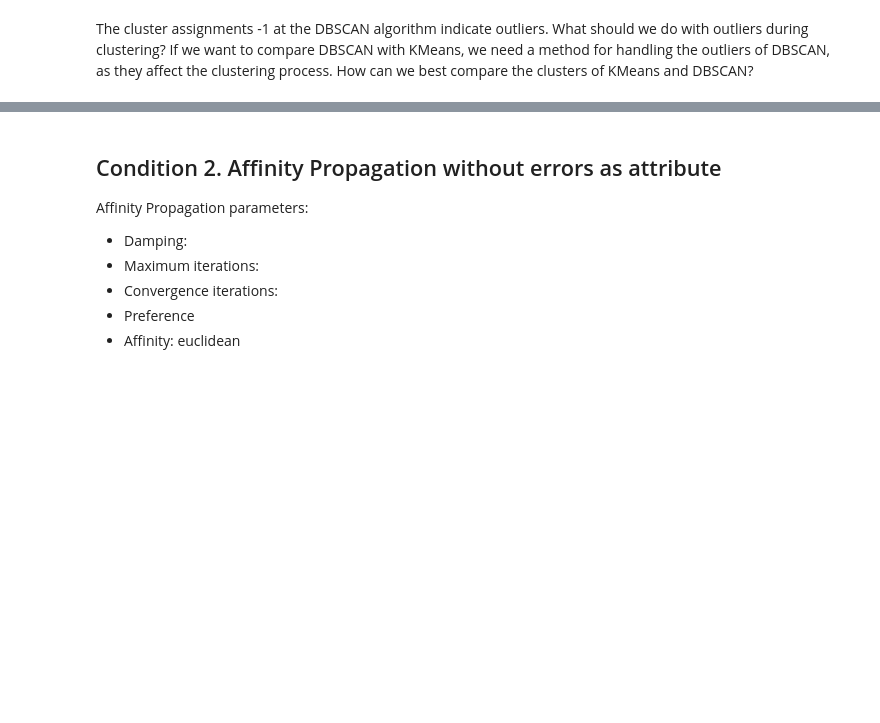
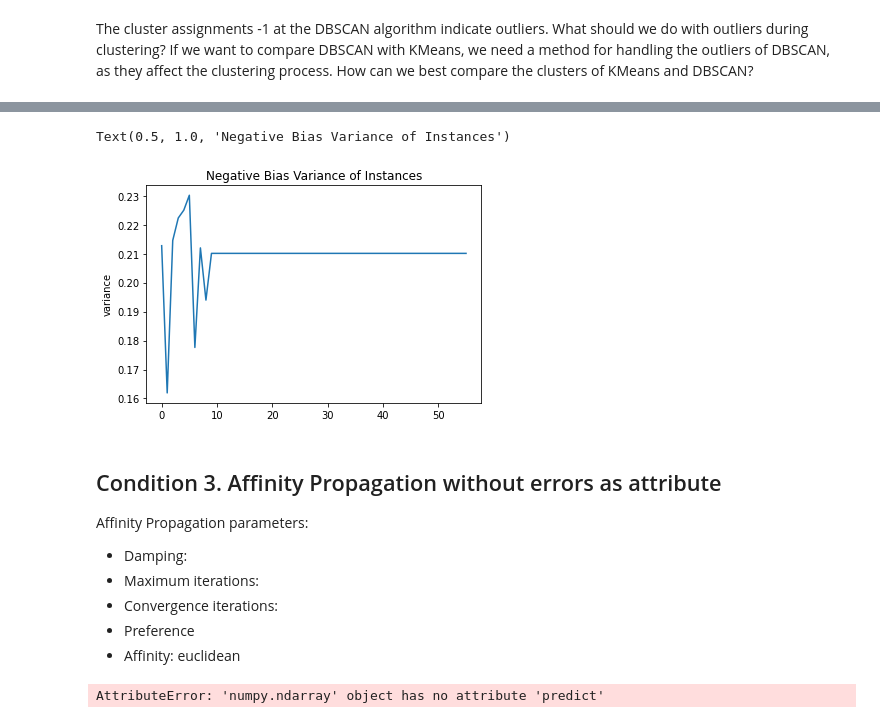
Before and after one commit to Sm2468/msc_thesis, a Jupyter notebook: Pipeline/6_baselines.ipynb, the cells around one changed output, grey strips where cells are left out. Saved outputs shown, nothing was run; the diff lists cells and outputs as text; code cells hidden in the pictures; blank space fills up the shorter version.

```diff
--- a/Pipeline/6_baselines.ipynb
+++ b/Pipeline/6_baselines.ipynb
@@ -161,5 +274,14 @@ Text(0.5, 1.0, 'Negative Bias Variance of Instances for an increasing epsilon')
+# %%
+variance_df = pd.DataFrame(var_list).rename(columns={0:"variance"})
+# display(variance_df)
+
+# X-axis = number of clusters
+sns.lineplot(data=variance_df, x=variance_df.index, y="variance", legend='auto').set_title('Negative Bias Variance of Instances')
+# %% [output]
+Text(0.5, 1.0, 'Negative Bias Variance of Instances')
+[figure, added]
 # %% [markdown]
-## Condition 2. Affinity Propagation without errors as attribute
+## Condition 3. Affinity Propagation without errors as attribute
 
 
 Affinity Propagation parameters:
@@ -186,3 +321,18 @@ P
+# %%
+var_list = []
+features_i = features.copy(deep=True)
+features["errors"] = errors
+for n in range(2, 58):
+    model = AffinityPropagation()
+    affin = model(n_clusters=10, linkage='average', affinity='euclidean' .fit_predict(features_i)
+    features['cluster_results'] = pd.DataFrame(agglom.predict(features_i, index=features.index)
+    neg_bias_list = []
+    for i in features["cluster_results"].unique():
+        neg_bias_list.append(bias_acc(features,i,"cluster_results"))
+    var_list.append(neg_bias_list)
+print(var_list)
+# %% [output]
+AttributeError: 'numpy.ndarray' object has no attribute 'predict'
 # %%
 var_list = []
 features_i = features.copy(deep=True)
```
Also changed, not shown: parts of 17 cells of this notebook, 1 other file.
